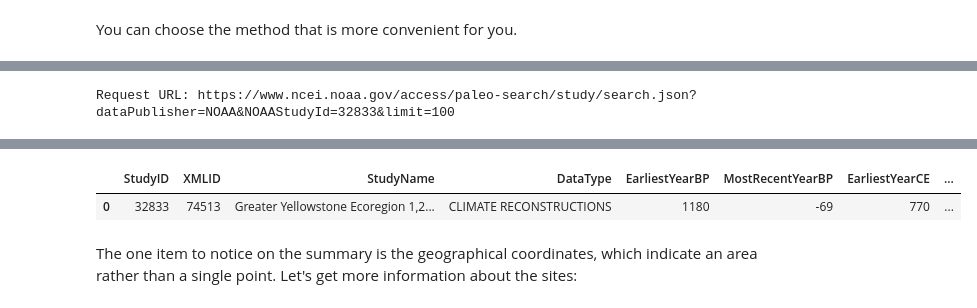
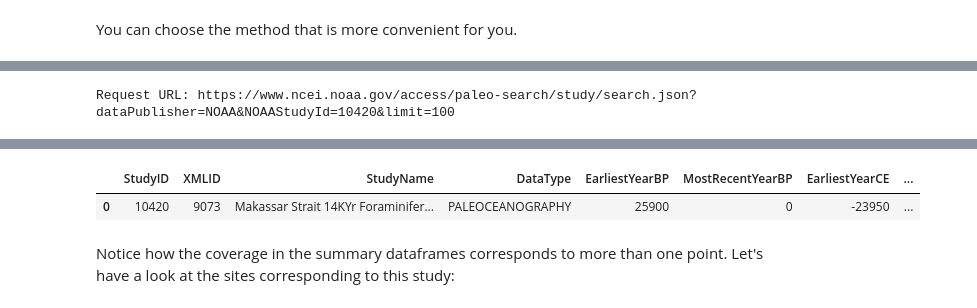
Before and after one commit to LinkedEarth/pyleotupsTutorials, a Jupyter notebook: notebooks/02_a_NOAAObject.ipynb, the cells around one changed output, grey strips where cells are left out. Saved outputs shown, nothing was run; the diff lists cells and outputs as text; code cells hidden in the pictures.

```diff
--- a/notebooks/02_a_NOAAObject.ipynb
+++ b/notebooks/02_a_NOAAObject.ipynb
@@ -241,6 +259,6 @@ As mentioned, some studies may have multiple sites. Let's see how this affect th
 # %%
 ds2 = pt.NOAADataset()
 # %%
-res = ds2.search_studies(noaa_id = 32833)
+res = ds2.search_studies(noaa_id = 10420)
 display(res)
 # %% [output]
@@ -249 +267 @@ display(res)
-Request URL: https://www.ncei.noaa.gov/access/paleo-search/study/search.json?dataPublisher=NOAA&NOAAStudyId=32833&limit=100
+Request URL: https://www.ncei.noaa.gov/access/paleo-search/study/search.json?dataPublisher=NOAA&NOAAStudyId=10420&limit=100
@@ -251,7 +269,7 @@ Request URL: https://www.ncei.noaa.gov/access/paleo-search/study/search.json?dat
 |  | StudyID | XMLID | StudyName | DataType | EarliestYearBP | MostRecentYearBP | EarliestYearCE | ... |
-| 0 | 32833 | 74513 | Greater Yellowstone Ecoregion 1,2... | CLIMATE RECONSTRUCTIONS | 1180 | -69 | 770 | ... |
+| 0 | 10420 | 9073 | Makassar Strait 14KYr Foraminifer... | PALEOCEANOGRAPHY | 25900 | 0 | -23950 | ... |
 # %% [markdown]
-The one item to notice on the summary is the geographical coordinates, which indicate an area rather than a single point. Let's get more information about the sites:
+Notice how the coverage in the summary dataframes corresponds to more than one point. Let's have a look at the sites corresponding to this study:
 # %%
 display(ds2.get_sites())
 # %% [output]
```
Also changed, not shown: parts of 15 cells of this notebook, 1 other file.
